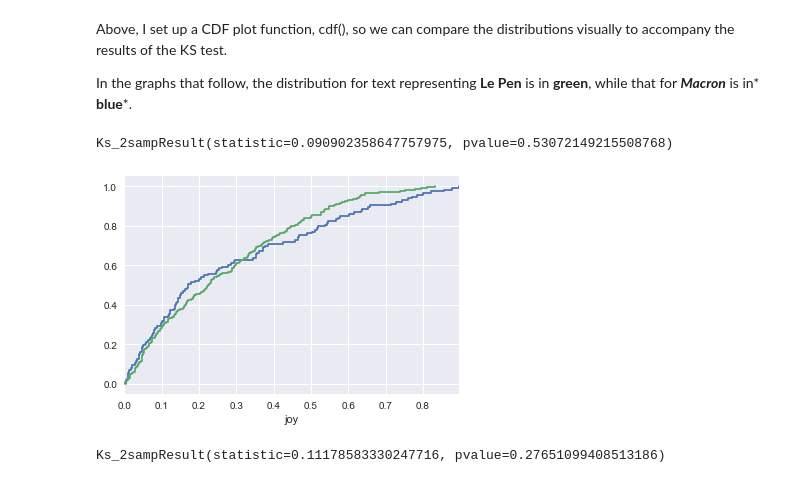
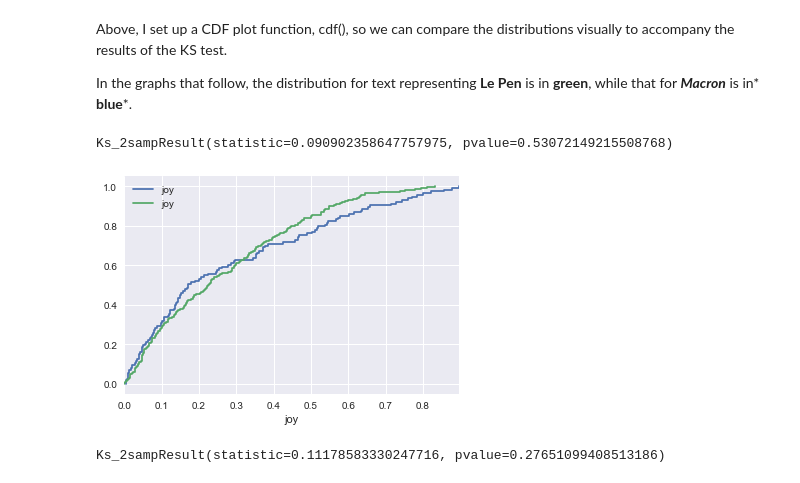
Before and after one commit to deszie/teas, a Jupyter notebook: nbs/Part II - French election survey .ipynb, the cells around one changed output. Drawn from its saved outputs; the diff is of its cells as text; code cells hidden in the pictures.

```diff
--- a/nbs/Part II - French election survey .ipynb
+++ b/nbs/Part II - French election survey .ipynb
@@ -440,7 +440,7 @@ def cdf(series):
     ser[len(ser)] = ser.iloc[-1]
     cum_dist = np.linspace(0.,1.,len(ser))
     ser_cdf = pd.Series(cum_dist, index=ser)
-    return ser_cdf.plot(drawstyle='steps')
+    return ser_cdf.plot(drawstyle='steps', label=series.name)
 
 #code adapted from https://stackoverflow.com/questions/25577352/plotting-cdf-of-a-pandas-series-in-python
 # %% [markdown]
@@ -449,11 +449,11 @@ Above, I set up a CDF plot function, cdf(), so we can compare the distributions
 In the graphs that follow, the distribution for text representing **Le Pen** is in **green**, while that for ***Macron*** is in* **blue***.
 # %%
 cdf(macron_parsed.joy)
-cdf(lepen_parsed.joy)
+cdf(lepen_parsed.joy).legend()
 stats.ks_2samp(lepen_parsed.joy,macron_parsed.joy)
 # %% [output]
 Ks_2sampResult(statistic=0.090902358647757975, pvalue=0.53072149215508768)
-[figure, old version]
+[figure, new version]
 # %%
 cdf(macron_parsed.anger)
 cdf(lepen_parsed.anger)
```
Also changed, not shown: parts of 2 cells of this notebook, 2 other files.
